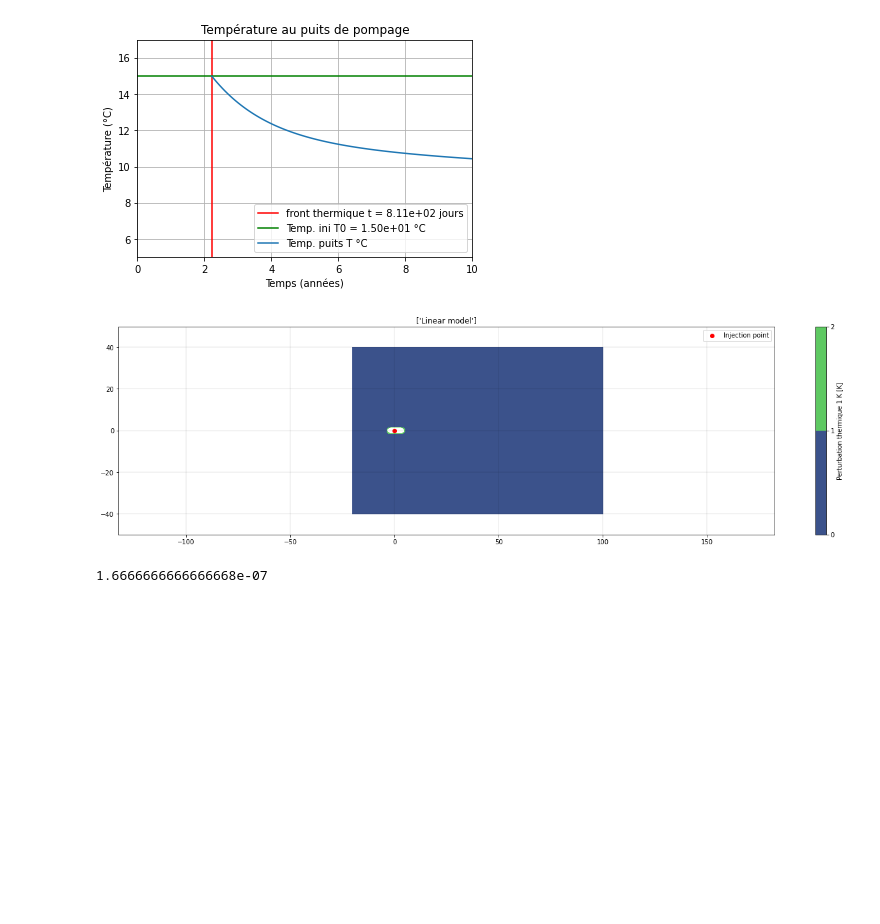
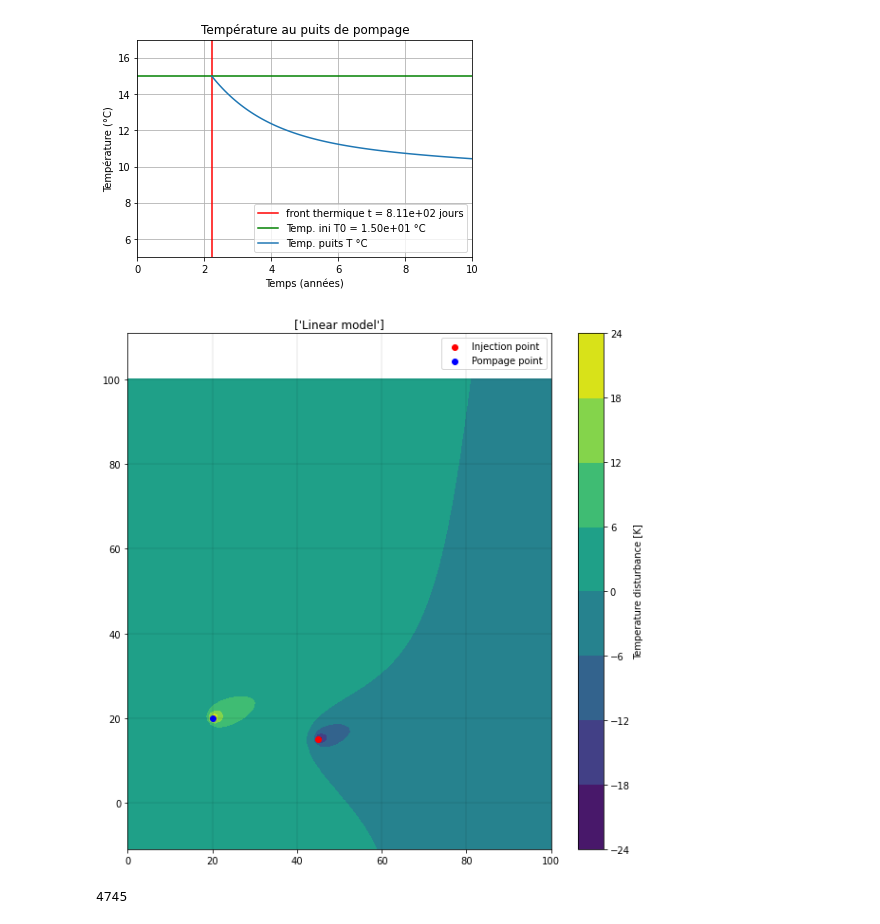
Before and after one commit to larroque852/NB_ENS3_geothermie, a Jupyter notebook: ENS3_GEOTH_EXO.ipynb, the cells around one changed output. Saved outputs shown, nothing was run; the diff lists cells and outputs as text; code cells hidden in the pictures; blank space fills up the shorter version.

```diff
--- a/ENS3_GEOTH_EXO.ipynb
+++ b/ENS3_GEOTH_EXO.ipynb
@@ -1194,6 +1270,7 @@ from scipy.special import erf,erfc,erfcinv
 
 def LAHT(x, y, X0, Y0, alpha, t, Qinj, DTinj,
          b, va, n, C_m, C_w, alpha_L, alpha_T, lambda_m):
+
     R = C_m/n/C_w
 
     alpha_rad = -alpha*np.pi/180
@@ -1204,66 +1281,84 @@ def LAHT(x, y, X0, Y0, alpha, t, Qinj, DTinj,
     y = np.sin(alpha_rad)*x + np.cos(alpha_rad)*y
 
     rp = np.sqrt(x**2+y**2*alpha_L/alpha_T)
+
     res = Qinj*DTinj/(4*n*b*va*np.sqrt(np.pi*alpha_T))*\
     np.exp((x-rp)/2/alpha_L)*(1/np.sqrt(rp))*\
     erfc((rp-va*t/R)/(2*np.sqrt(va*alpha_L*t/R)))
+
     return res
 
 #definition of your grid from Xmin to Xmax, and from Ymin to Ymax
-Xmin = -20
+Xmin = -100
 Xmax = 100
-xgrid_len = 120
+xgrid_len = 200
 
-Ymin = -40
-Ymax = 40
-ygrid_len = 80
+Ymin = -100
+Ymax = 100
+ygrid_len = 200
 
 #You create your grif of interest
 xi = np.linspace(Xmin, Xmax, xgrid_len)
 yi = np.linspace(Ymin, Ymax, ygrid_len)
 xi, yi = np.meshgrid(xi, yi)
 
 C_m = float(2888000) #volumetric heat capacity porous media (J/ kg / K)
 C_w = float(4185000) #volumetric heat capacity water (J/ kg / K)
 alpha_L = float(1) #longitudinal dispersivity (m)
-alpha_T = float(.1) #transverse dispersivity (m)
+alpha_T = float(1) #transverse dispersivity (m)
 lambda_m = float(2.24) #thermal conductivity (W/m/K)
 
-alpha = float(0) # groundwater flow angle
-K = float(0.00001) #permeability (m/s)
-b = float(10) #aquifer thickness [m]
-grad_h = float(0.005) #hydraulic gradient
-n = float(0.3) #effective porosity
+alpha = float(20) # groundwater flow angle
+K = float(0.001) #permeability (m/s)
+b = float(40) #aquifer thickness [m]
+grad_h = float(0.001) #hydraulic gradient
+n = float(0.2) #effective porosity
 
 v0 = K*grad_h #darcy velocity
 va = v0/n #seepage velocity
 R = C_m/(n*C_w) #retardation factor
 
 #We also define the location of the hot water injection
-X0, Y0 = 0, 0
-DTinj = 10 #temperature difference between pumping and reinjection
-Qinj = 0.6/ 1000 #injection rate m3/s
-time = 120*24*3600 # operation time in seconds ()
+Xpump, Ypump = 20, 20
+Xinj, Yinj = 45, 15
 
-deltaT_laht = LAHT(xi, yi, X0, Y0, alpha, time, Qinj, DTinj, b, va, n, C_m, C_w, alpha_L, alpha_T, lambda_m)
+DTinj = -10. #temperature difference between pumping and reinjection
+DTpump = 10. #temperature difference between pumping and reinjection
 
+Qinj = 1/3600 #injection rate m3/s
+time = 365*24*3600 # operation time in seconds (365 days)
+
+
+deltaT_inj = LAHT(xi, yi, Xinj, Yinj, alpha, time, Qinj, DTinj, b, va, n, C_m, C_w, alpha_L, alpha_T, lambda_m)
+deltaT_pump = LAHT(xi, yi, Xpump, Ypump, alpha, time, Qinj, DTpump, b, va, n, C_m, C_w, alpha_L, alpha_T, lambda_m)
+
+%matplotlib inline
 #We define the titles of our subplots
-titles =['Linear model']
+titles =["Linear model"]
 
-fig, ax = plt.subplots(1,1, figsize=(23,6))
+results = deltaT_inj + deltaT_pump
+
+fig, axs = plt.subplots(1,1, figsize=(10,10))
+ax = axs
 ax.set_title(titles)
 ax.axis('equal')
-cf= ax.contourf(xi, yi, deltaT_laht,[0,1,2],cmap='viridis') # analytical contour (1 K disturbance)
-fig.colorbar(cf, label = "Perturbation thermique 1 K [K]")
+#cf= ax.contourf(xi, yi, results, [1,2,3,4,5,6,7,8,9,10], cmap='viridis') # analytical contour (1 K disturbance)
+cf= ax.contourf(xi, yi, results, cmap='viridis') # analytical contour (1 K disturbance)
 
 ax.grid(color='black', linestyle='-', linewidth=0.1)
-ax.scatter(X0, Y0, color='red', label = 'Injection point')
-ax.set_xlim(0, 50)
-ax.set_ylim(-50, 50)
+ax.scatter(Xinj, Yinj, color='red', label = "Injection point")
+ax.scatter(Xpump, Ypump, color='blue', label = "Pompage point")
+
+ax.set_xlim(0, 100)
+ax.set_ylim(0, 100)
 ax.legend()
 
+fig.colorbar(cf,label = "Temperature disturbance [K]")
+
 plt.show()
-print(va)
 # %% [output]
-[figure, old version]
+[figure, new version]
-1.6666666666666668e-07
+# %%
+13*365
+# %% [output]
+4745
```
Also changed, not shown: parts of 19 cells of this notebook, 1 other file.
